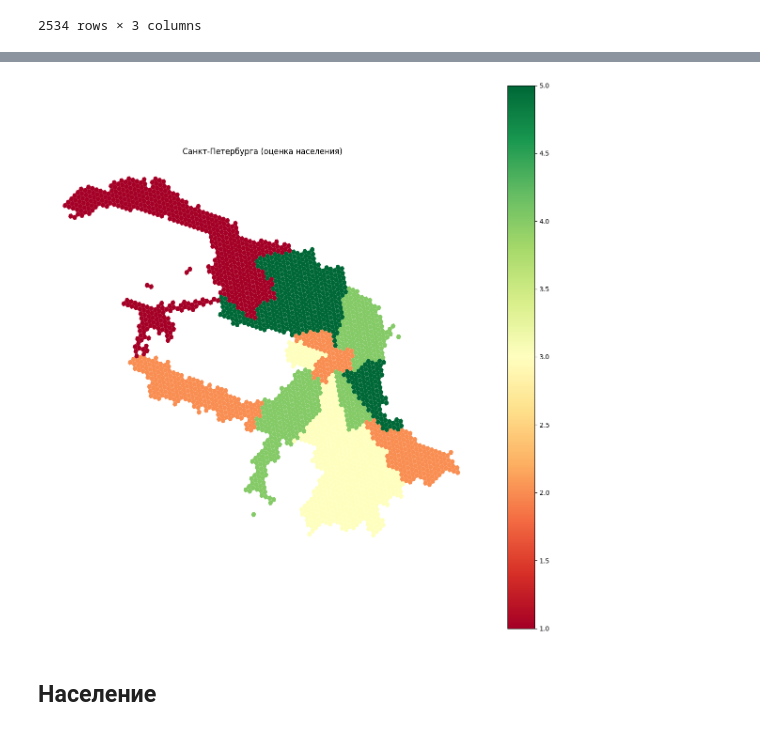
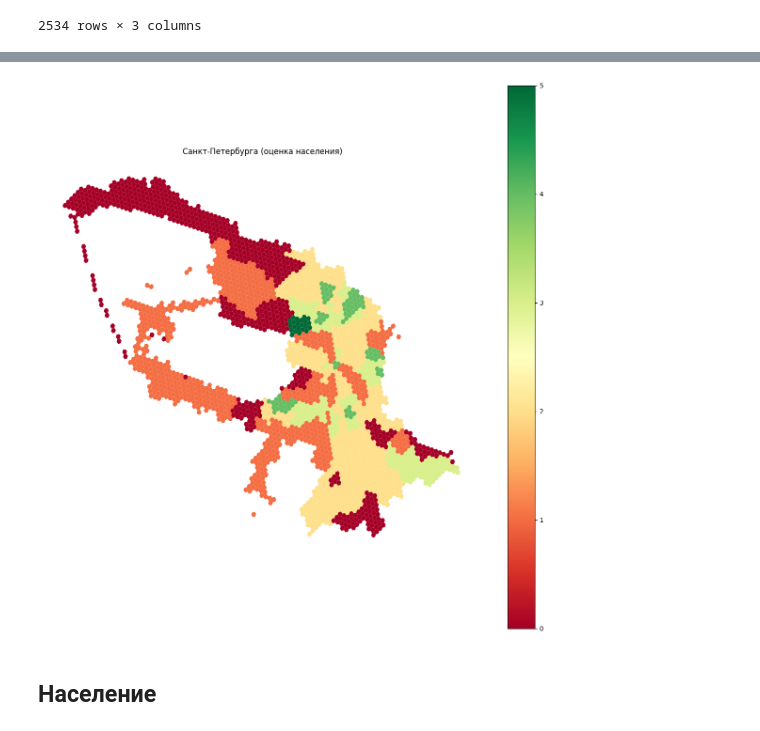
Before and after one commit to Mvin8/PopFrame, a Jupyter notebook: examples/criterion_hex.ipynb, the cells around one changed output, grey strips where cells are left out. Cells and saved outputs as stored; diff of their text form; code cells hidden in the pictures.

Commit message:
feat: CityPopulationScorer

```diff
--- a/examples/criterion_hex.ipynb
+++ b/examples/criterion_hex.ipynb
@@ -117,7 +97,7 @@ def fetch_mo(
     # Подставляем ID в URL
     url = base_url.format(territory_id=territory_id)
     params = {
-        'parent_id': 3138,  # ID родительской территории (1 для МО)
+        'parent_id': territory_id,  # ID родительской территории (1 для МО)
         'indicator_ids' : 1
     }
 
@@ -203,0 +144,26 @@ print(gdf_hex[['hexagon_id', 'territory_id', 'population', 'pop_rating']].head()
+# %%
+import pandas as pd
+all_gdfs = []
+
+# 2. Перебираем все territory_id из уже имеющегося gdf_mo:
+for parent_tid in gdf_mo['territory_id']:
+    # вызываем вашу функцию fetch_mo для каждого района:
+    child_gdf = fetch_mo(parent_tid, centers_only=False)
+
+    # При желании можно сохранить «родительский» ID (т. е. ID района из gdf_mo),
+    # чтобы потом понимать, к какому району относится каждая запись:
+    child_gdf['parent_territory_id'] = parent_tid
+
+    # При необходимости можно добавить и название «родительского» района:
+    # например, найдём строку в gdf_mo с данным parent_tid и вытащим её name:
+    parent_name = gdf_mo.loc[gdf_mo['territory_id'] == parent_tid, 'name'].iloc[0]
+    child_gdf['parent_name'] = parent_name
+
+    # Добавляем полученный GeoDataFrame в список:
+    all_gdfs.append(child_gdf)
+
+# 3. После цикла объединяем все GeoDataFrame в один:
+#    ignore_index=True — чтобы сбросить индексы и получить «плоскую» таблицу.
+combined_gdf = pd.concat(all_gdfs, ignore_index=True)
+combined_gdf['population'] = combined_gdf['indicators'].apply(lambda lst: lst[0].get('value'))
+combined_gdf
@@ -203,0 +184,10 @@ print(gdf_hex[['hexagon_id', 'territory_id', 'population', 'pop_rating']].head()
+# %%
+from popframe.method.city_evaluation import CityPopulationScorer
+
+scorer = CityPopulationScorer(combined_gdf, gdf_hex)
+
+
+output_list = scorer.run()
+scores_df = pd.DataFrame(output_list)
+gdf_hex['score'] = scores_df['score']
+gdf_hex
@@ -204,16 +224,16 @@ print(gdf_hex[['hexagon_id', 'territory_id', 'population', 'pop_rating']].head()
 # %%
 import matplotlib.pyplot as plt
 gdf_hex.plot(
-    column='pop_rating',
+    column='score',
     legend=True,
     figsize=(15,15),
     cmap='RdYlGn'
 ).set_axis_off()
 plt.title(' Санкт-Петербурга (оценка населения)')
 
 plt.show()
 # %% [output]
-[figure, old version]
+[figure, new version]
 # %% [markdown]
 ## Население
 # %%
```
Also changed, not shown: parts of 6 cells of this notebook, 1 other file.
